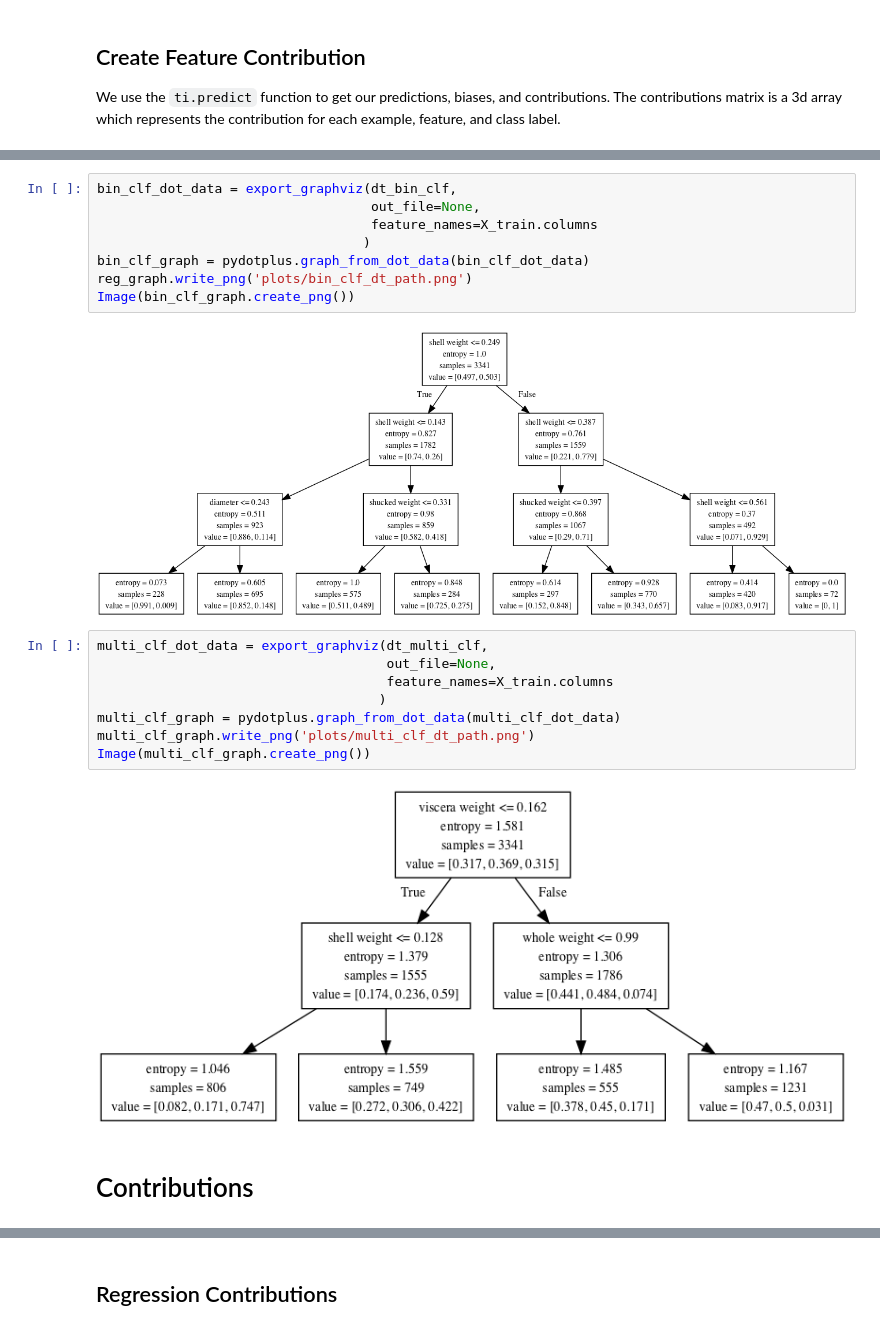
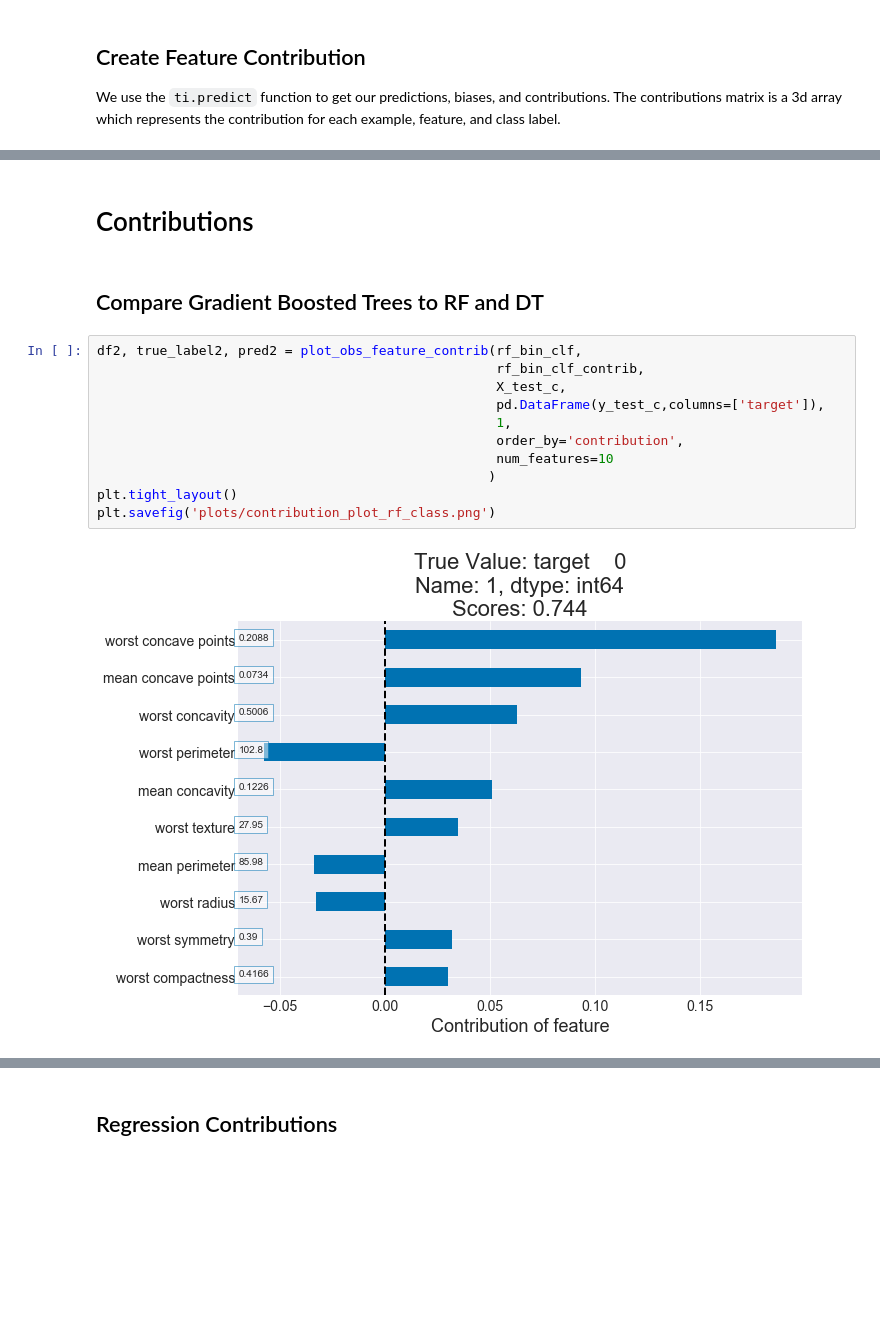
Before and after one commit to rpb/interpreting-decision-trees-and-random-forests, a Jupyter notebook: Blog Code-GBT.ipynb, the cells around one changed output, grey strips where cells are left out. Drawn from its saved outputs; the diff is of its cells as text; blank space fills up the shorter version.

```diff
--- a/Blog Code-GBT.ipynb
+++ b/Blog Code-GBT.ipynb
@@ -321,22 +222,17 @@ Image(reg_graph.create_png())
-# %%
-bin_clf_dot_data = export_graphviz(dt_bin_clf,
-                                   out_file=None,
-                                   feature_names=X_train.columns
-                                  )
-bin_clf_graph = pydotplus.graph_from_dot_data(bin_clf_dot_data)
-reg_graph.write_png('plots/bin_clf_dt_path.png')
-Image(bin_clf_graph.create_png())
-# %% [output]
-[figure, removed]
-# %%
-multi_clf_dot_data = export_graphviz(dt_multi_clf,
-                                     out_file=None,
-                                     feature_names=X_train.columns
-                                    )
-multi_clf_graph = pydotplus.graph_from_dot_data(multi_clf_dot_data)
-multi_clf_graph.write_png('plots/multi_clf_dt_path.png')
-Image(multi_clf_graph.create_png())
-# %% [output]
-[figure, removed]
 # %% [markdown]
 # Contributions
+# %% [markdown]
+## Compare Gradient Boosted Trees to RF and DT
+# %%
+df2, true_label2, pred2 = plot_obs_feature_contrib(rf_bin_clf,
+                                                   rf_bin_clf_contrib,
+                                                   X_test_c,
+                                                   pd.DataFrame(y_test_c,columns=['target']),
+                                                   1,
+                                                   order_by='contribution',
+                                                   num_features=10
+                                                  )
+plt.tight_layout()
+plt.savefig('plots/contribution_plot_rf_class.png')
+# %% [output]
+[figure, added]
```
Also changed, not shown: parts of 100 cells of this notebook, 1 other file.
